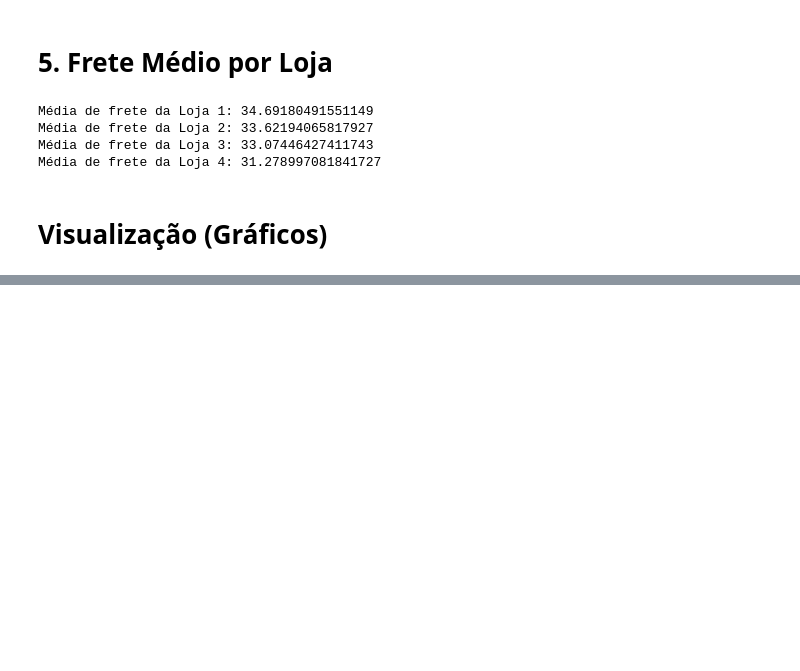
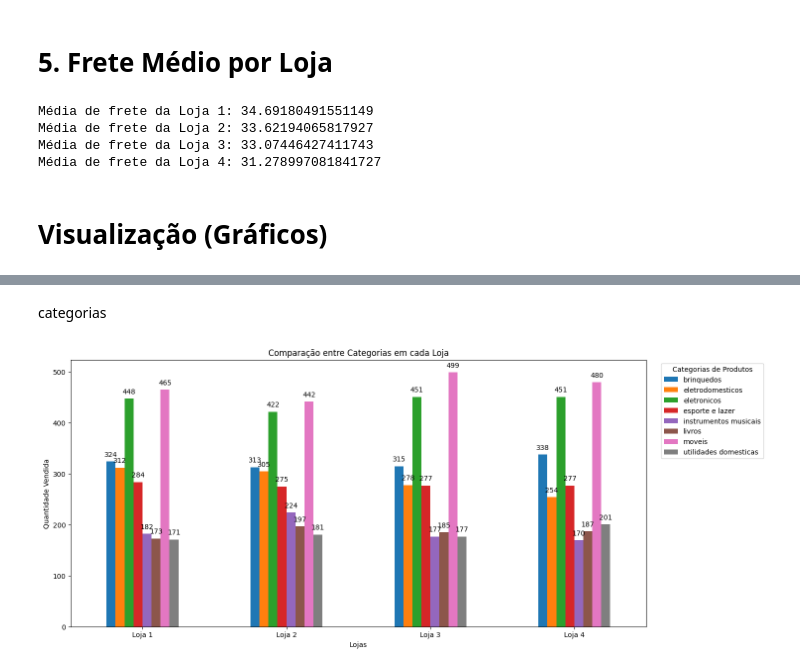
Before and after one commit to tama9-ball/challenge-alura-store, a Jupyter notebook: AluraStoreBrasil.ipynb, the cells around one changed output, grey strips where cells are left out. Drawn from its saved outputs; the diff is of its cells as text; code cells hidden in the pictures; blank space fills up the shorter version.

```diff
--- a/AluraStoreBrasil.ipynb
+++ b/AluraStoreBrasil.ipynb
@@ -49,6 +55,7 @@ cat_mais_vendido1 = loja.groupby('Categoria do Produto').size()
 cat_mais_vendido2 = loja2.groupby('Categoria do Produto').size()
 cat_mais_vendido3 = loja3.groupby('Categoria do Produto').size()
 cat_mais_vendido4 = loja4.groupby('Categoria do Produto').size()
+categorias_dados = pd.DataFrame({'Loja 1': cat_mais_vendido1, 'Loja 2': cat_mais_vendido2,'Loja 3': cat_mais_vendido3,'Loja 4': cat_mais_vendido4})
 # %%
 print(f'Categoria de produto mais vendida na loja 1: \n{cat_mais_vendido1.to_string()}')
 print(f'\nCategoria de produto mais vendida na loja 2: \n{cat_mais_vendido2.to_string()}')
@@ -156,0 +183,12 @@ Média de frete da Loja 4: 31.278997081841727
+# %% [markdown]
+categorias
+# %%
+comparacao_categorias = categorias_dados.T
+
+grf_cat = comparacao_categorias.plot(kind='bar',figsize=(15, 7), title='Comparação entre Categorias em cada Loja', rot=0)
+grf_cat.legend(title='Categorias de Produtos', bbox_to_anchor=(1.02, 1), loc='upper left')
+plt.ylabel('Quantidade Vendida')
+plt.xlabel('Lojas')
+for barra in grf_cat.patches: grf_cat.annotate(f'{barra.get_height():.0f}', (barra.get_x() + barra.get_width() / 2, barra.get_height()), ha='center', va='bottom', xytext=(0, 5), textcoords='offset points')
+# %% [output]
+[figure, added]
```
Also changed, not shown: parts of 11 cells of this notebook.
